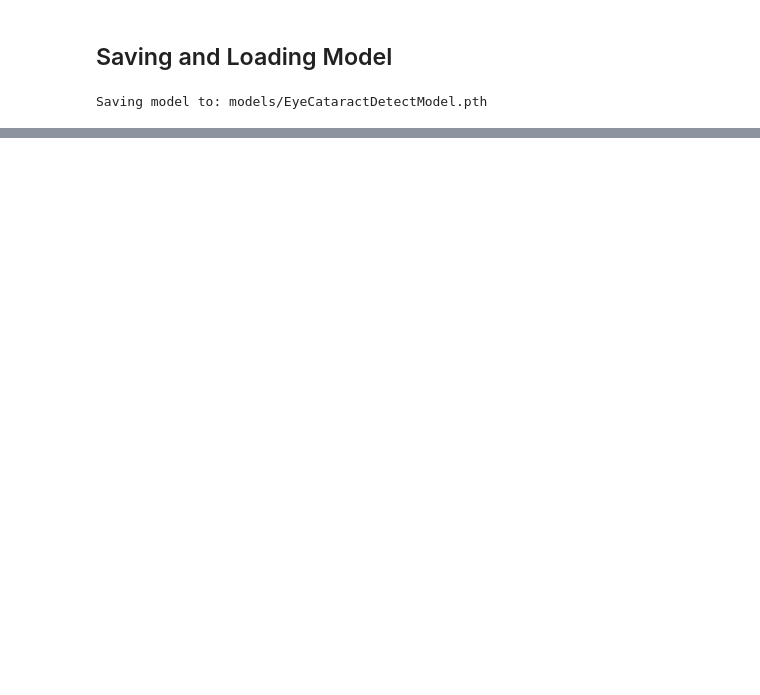
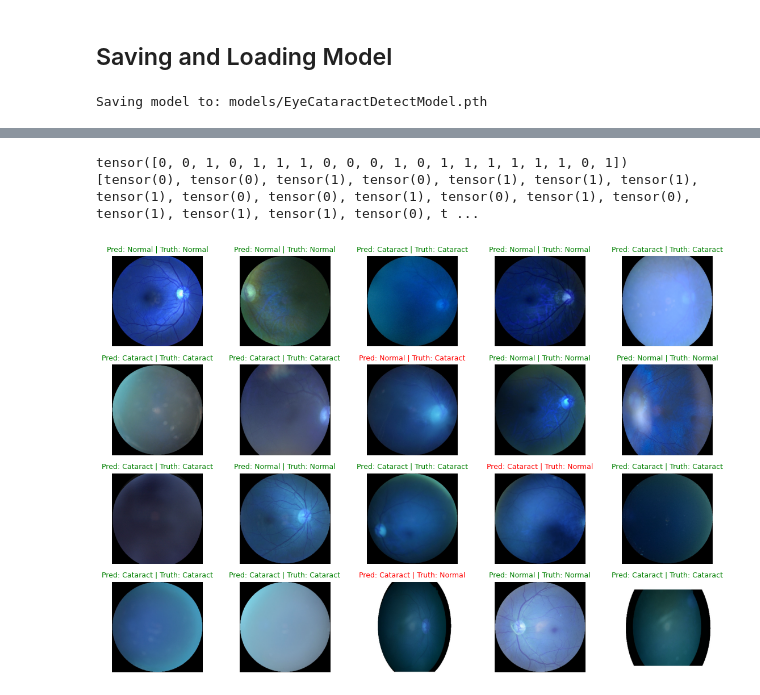
Before and after one commit to LuluW8071/Ocular-Eye-Disease-Classification, a Jupyter notebook: Eye Disease Detection.ipynb, the cells around one changed output, grey strips where cells are left out. Cells and saved outputs as stored; diff of their text form; code cells hidden in the pictures; blank space fills up the shorter version.

Commit message:
[Update] Save/Load Model and PredLoadModel

```diff
--- a/Eye Disease Detection.ipynb
+++ b/Eye Disease Detection.ipynb
@@ -644,5 +629,6 @@ loaded_model = CataractModel(3, 10, 2)
 
 loaded_model.load_state_dict(torch.load(f=MODEL_SAVE_PATH))
 
-loaded_model = loaded_model.to(device)      # Send model to GPU
+print(f"Loaded model:\n{loaded_model}")
+print(f"Model on device:\n{next(loaded_model.parameters()).device}")
 # loaded_model = loaded_model.to('cpu')     # For model to load in cpu and check inference
@@ -648,0 +653,35 @@ loaded_model = loaded_model.to(device)      # Send model to GPU
+# %%
+# Make Predictions
+loaded_pred_probs = make_predictions(loaded_model,
+                                     test_samples,
+                                     device)
+
+# Convert prediction proabbilities to labels
+loaded_pred_classes = loaded_pred_probs.argmax(dim = 1)
+print(loaded_pred_classes, test_labels, sep = '\n')
+# %% [output]
+tensor([0, 0, 1, 0, 1, 1, 1, 0, 0, 0, 1, 0, 1, 1, 1, 1, 1, 1, 0, 1])
+[tensor(0), tensor(0), tensor(1), tensor(0), tensor(1), tensor(1), tensor(1), tensor(1), tensor(0), tensor(0), tensor(1), tensor(0), tensor(1), tensor(0), tensor(1), tensor(1), tensor(1), tensor(0), t ...
+# %%
+# Plot predictions using loaded model
+plt.figure(figsize=(14, 12))
+nrows, ncols = 5, 5
+for i, sample in enumerate(test_samples):
+  class_name = np.array(['Normal', 'Cataract'])
+  plt.subplot(nrows, ncols, i + 1)
+  normalized_sample = sample.permute(1, 2, 0).numpy()
+  normalized_sample = normalized_sample / 255.0
+  plt.imshow(normalized_sample)
+  # print(normalized_sample.shape)
+  pred_label = class_name[loaded_pred_classes[i]]
+  truth_label = class_name[test_labels[i]]
+  title_text = f"Pred: {pred_label} | Truth: {truth_label}"
+
+  if pred_label == truth_label:
+      plt.title(title_text, fontsize=9, c="g")
+  else:
+      plt.title(title_text, fontsize=9, c="r")
+
+  plt.axis(False);
+# %% [output]
+[figure, added]
```
Also changed, not shown: parts of 15 cells of this notebook.
